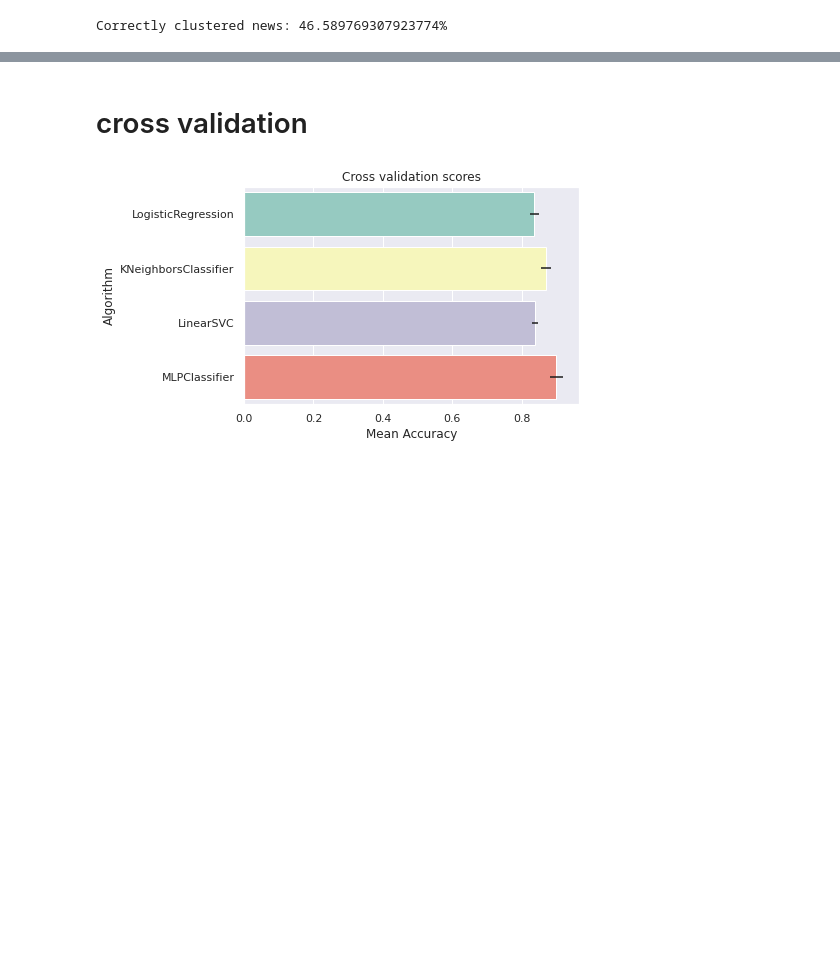
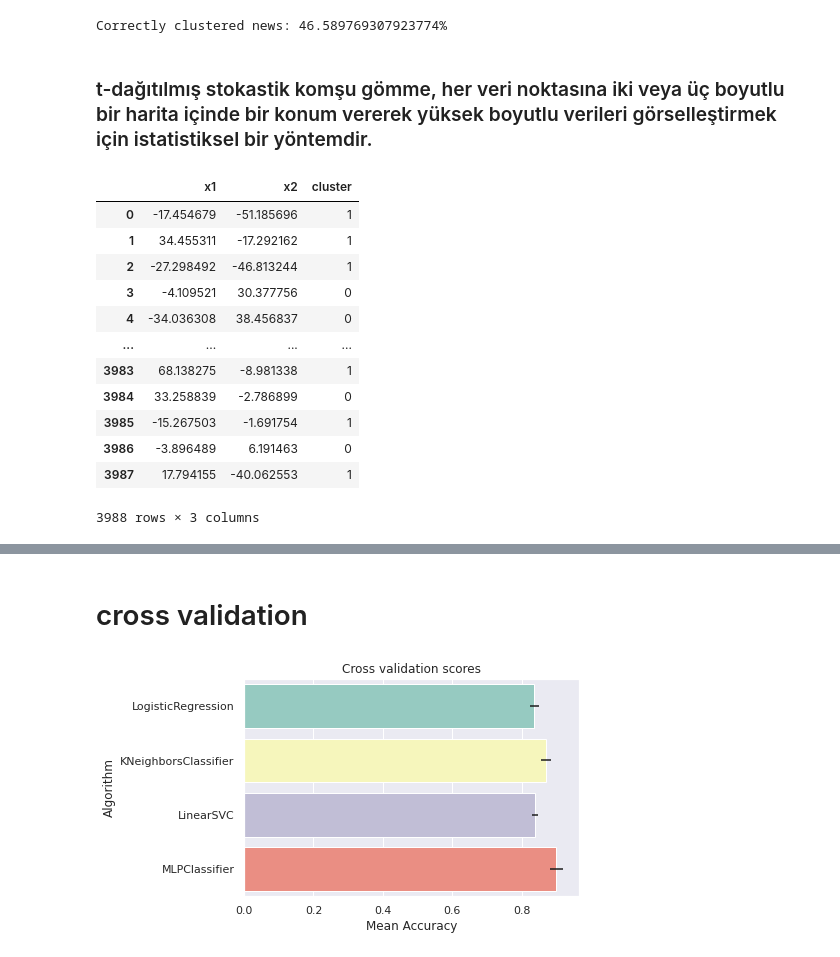
Before and after one commit to AbderrhmanAbdellatif/Fake-News-Detection, a Jupyter notebook: fake-newspaper-detection-with-liwc-dictionary.ipynb, the cells around one changed output, grey strips where cells are left out. Drawn from its saved outputs; the diff is of its cells as text; code cells hidden in the pictures; blank space fills up the shorter version.

```diff
--- a/fake-newspaper-detection-with-liwc-dictionary.ipynb
+++ b/fake-newspaper-detection-with-liwc-dictionary.ipynb
@@ -827,3 +827,5 @@ for index, row in testing_df.iterrows():
 print("Correctly clustered news: " + str((correct*100)/(correct+incorrect)) + "%")
 # %% [output]
 Correctly clustered news: 46.589769307923774%
+# %% [markdown]
+### t-dağıtılmış stokastik komşu gömme, her veri noktasına iki veya üç boyutlu bir harita içinde bir konum vererek yüksek boyutlu verileri görselleştirmek için istatistiksel bir yöntemdir.
@@ -829,0 +848,16 @@ Correctly clustered news: 46.589769307923774%
+# %%
+TSNE_df
+# %% [output]
+|  | x1 | x2 | cluster |
+| 0 | -17.454679 | -51.185696 | 1 |
+| 1 | 34.455311 | -17.292162 | 1 |
+| 2 | -27.298492 | -46.813244 | 1 |
+| 3 | -4.109521 | 30.377756 | 0 |
+| 4 | -34.036308 | 38.456837 | 0 |
+| ... | ... | ... | ... |
+| 3983 | 68.138275 | -8.981338 | 1 |
+| 3984 | 33.258839 | -2.786899 | 0 |
+| 3985 | -15.267503 | -1.691754 | 1 |
+| 3986 | -3.896489 | 6.191463 | 0 |
+| 3987 | 17.794155 | -40.062553 | 1 |
+3988 rows × 3 columns
```
Also changed, not shown: parts of 13 cells of this notebook.
